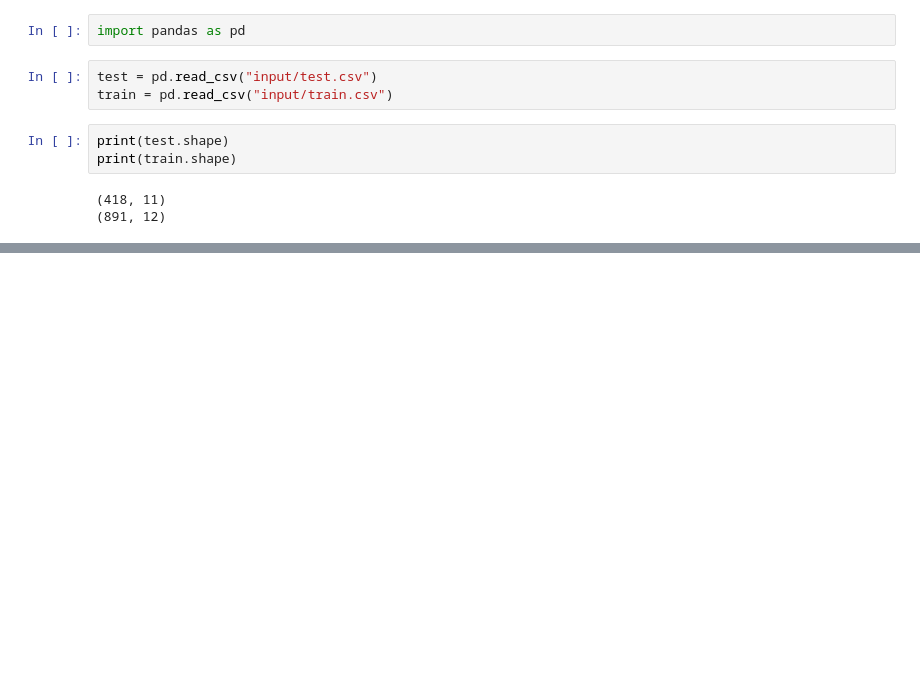
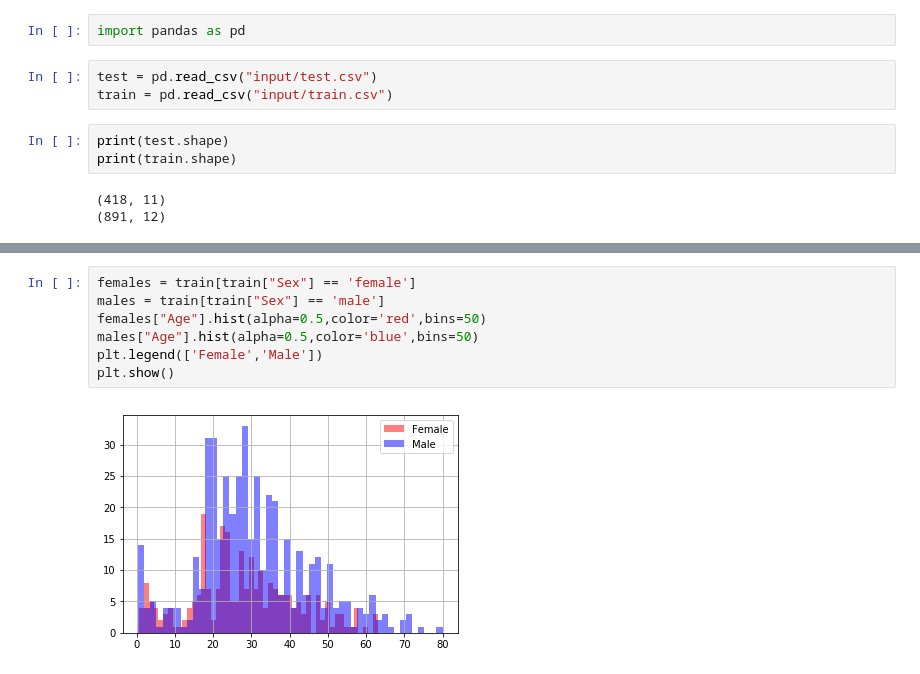
Before and after one commit to ikeinyyo/Kaggle-Titanic-Supervised-Learning, a Jupyter notebook: Titanic.ipynb, the cells around one changed output, grey strips where cells are left out. Saved outputs shown, nothing was run; the diff lists cells and outputs as text; blank space fills up the shorter version.

```diff
--- a/Titanic.ipynb
+++ b/Titanic.ipynb
@@ -25,0 +95,9 @@ train.head(10)
+# %%
+females = train[train["Sex"] == 'female']
+males = train[train["Sex"] == 'male']
+females["Age"].hist(alpha=0.5,color='red',bins=50)
+males["Age"].hist(alpha=0.5,color='blue',bins=50)
+plt.legend(['Female','Male'])
+plt.show()
+# %% [output]
+[figure, added]
```
Also changed, not shown: parts of 21 cells of this notebook, 1 other file.
